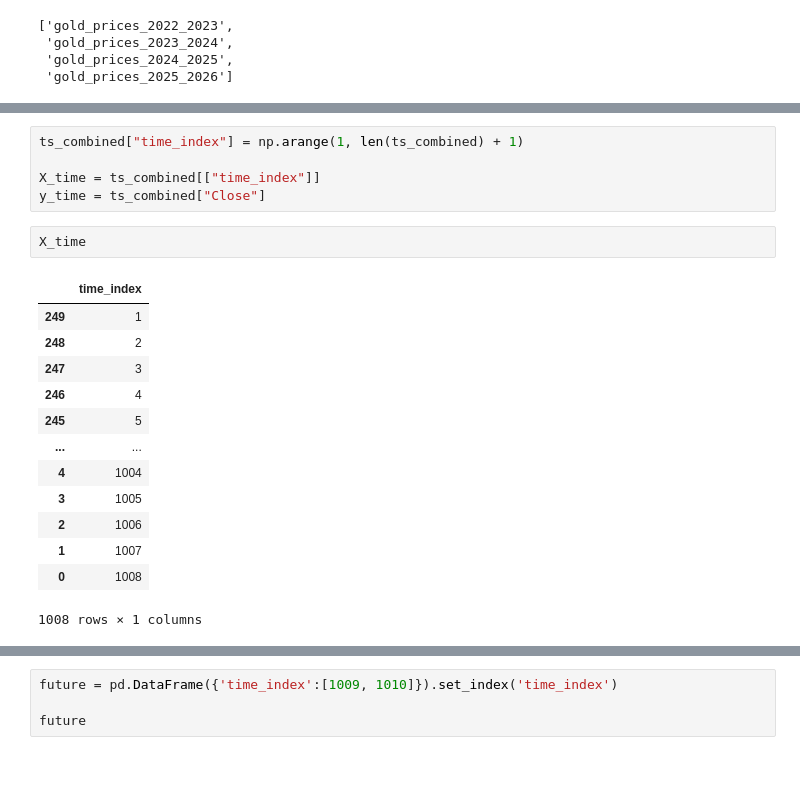
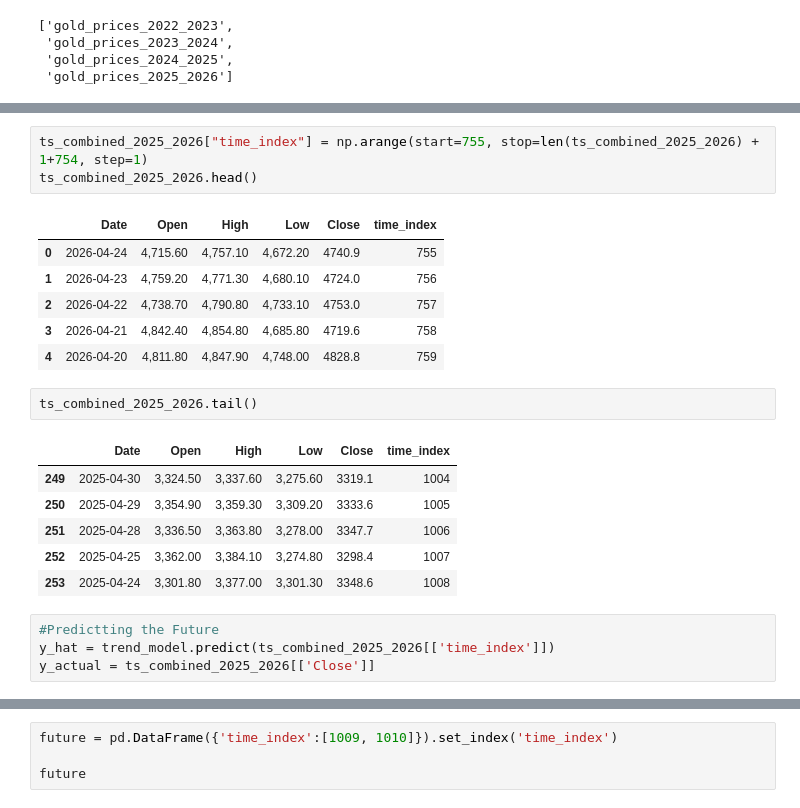
Before and after one commit to karamian-ani/data_analytics_with_python, a Jupyter notebook: notebooks/16_simple_linear_regression.ipynb, the cells around one changed output, grey strips where cells are left out. Cells and saved outputs as stored; diff of their text form; blank space fills up the shorter version.

```diff
--- a/notebooks/16_simple_linear_regression.ipynb
+++ b/notebooks/16_simple_linear_regression.ipynb
@@ -481,21 +547,23 @@ ts_combined.describe()
 # %%
-ts_combined["time_index"] = np.arange(1, len(ts_combined) + 1)
-
-X_time = ts_combined[["time_index"]]
-y_time = ts_combined["Close"]
+ts_combined_2025_2026["time_index"] = np.arange(start=755, stop=len(ts_combined_2025_2026) + 1+754, step=1)
+ts_combined_2025_2026.head()
+# %% [output]
+|  | Date | Open | High | Low | Close | time_index |
+| 0 | 2026-04-24 | 4,715.60 | 4,757.10 | 4,672.20 | 4740.9 | 755 |
+| 1 | 2026-04-23 | 4,759.20 | 4,771.30 | 4,680.10 | 4724.0 | 756 |
+| 2 | 2026-04-22 | 4,738.70 | 4,790.80 | 4,733.10 | 4753.0 | 757 |
+| 3 | 2026-04-21 | 4,842.40 | 4,854.80 | 4,685.80 | 4719.6 | 758 |
+| 4 | 2026-04-20 | 4,811.80 | 4,847.90 | 4,748.00 | 4828.8 | 759 |
-# %%
-X_time
-# %% [output]
-|  | time_index |
-| 249 | 1 |
-| 248 | 2 |
-| 247 | 3 |
-| 246 | 4 |
-| 245 | 5 |
-| ... | ... |
-| 4 | 1004 |
-| 3 | 1005 |
-| 2 | 1006 |
-| 1 | 1007 |
-| 0 | 1008 |
-1008 rows × 1 columns
+# %%
+ts_combined_2025_2026.tail()
+# %% [output]
+|  | Date | Open | High | Low | Close | time_index |
+| 249 | 2025-04-30 | 3,324.50 | 3,337.60 | 3,275.60 | 3319.1 | 1004 |
+| 250 | 2025-04-29 | 3,354.90 | 3,359.30 | 3,309.20 | 3333.6 | 1005 |
+| 251 | 2025-04-28 | 3,336.50 | 3,363.80 | 3,278.00 | 3347.7 | 1006 |
+| 252 | 2025-04-25 | 3,362.00 | 3,384.10 | 3,274.80 | 3298.4 | 1007 |
+| 253 | 2025-04-24 | 3,301.80 | 3,377.00 | 3,301.30 | 3348.6 | 1008 |
+# %%
+#Predictting the Future
+y_hat = trend_model.predict(ts_combined_2025_2026[['time_index']])
+y_actual = ts_combined_2025_2026[['Close']]
```
Also changed, not shown: parts of 23 cells of this notebook.
